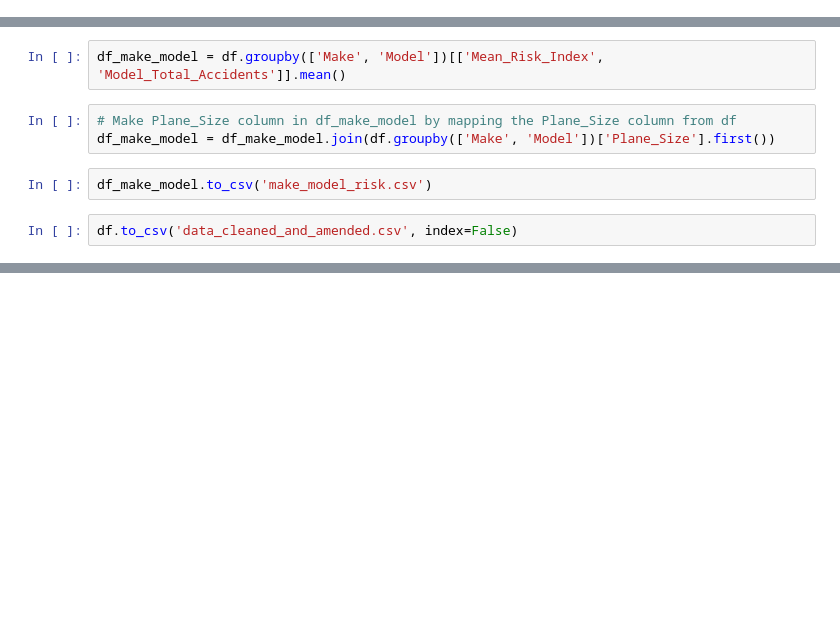
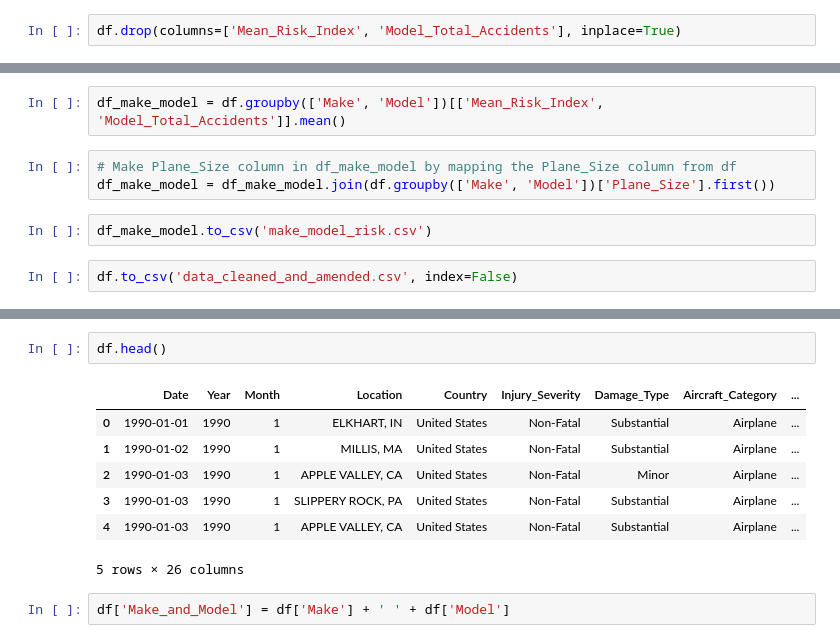
Before and after one commit to williambguo/ds-project1, a Jupyter notebook: Notebooks/EDA.ipynb, the cells around one changed output, grey strips where cells are left out. Drawn from its saved outputs; the diff is of its cells as text; blank space fills up the shorter version.

```diff
--- a/Notebooks/EDA.ipynb
+++ b/Notebooks/EDA.ipynb
@@ -83,2 +67,4 @@ Name: count, Length: 2489, dtype: int64
+# %%
+df.drop(columns=['Mean_Risk_Index', 'Model_Total_Accidents'], inplace=True)
 # %%
 # Creating Mean Risk Index for each plane model
@@ -216,0 +223,12 @@ df.to_csv('data_cleaned_and_amended.csv', index=False)
+# %%
+df.head()
+# %% [output]
+|  | Date | Year | Month | Location | Country | Injury_Severity | Damage_Type | Aircraft_Category | ... |
+| 0 | 1990-01-01 | 1990 | 1 | ELKHART, IN | United States | Non-Fatal | Substantial | Airplane | ... |
+| 1 | 1990-01-02 | 1990 | 1 | MILLIS, MA | United States | Non-Fatal | Substantial | Airplane | ... |
+| 2 | 1990-01-03 | 1990 | 1 | APPLE VALLEY, CA | United States | Non-Fatal | Minor | Airplane | ... |
+| 3 | 1990-01-03 | 1990 | 1 | SLIPPERY ROCK, PA | United States | Non-Fatal | Substantial | Airplane | ... |
+| 4 | 1990-01-03 | 1990 | 1 | APPLE VALLEY, CA | United States | Non-Fatal | Substantial | Airplane | ... |
+5 rows × 26 columns
+# %%
+df['Make_and_Model'] = df['Make'] + ' ' + df['Model']
```
Also changed, not shown: parts of 13 cells of this notebook, 2 other files.
